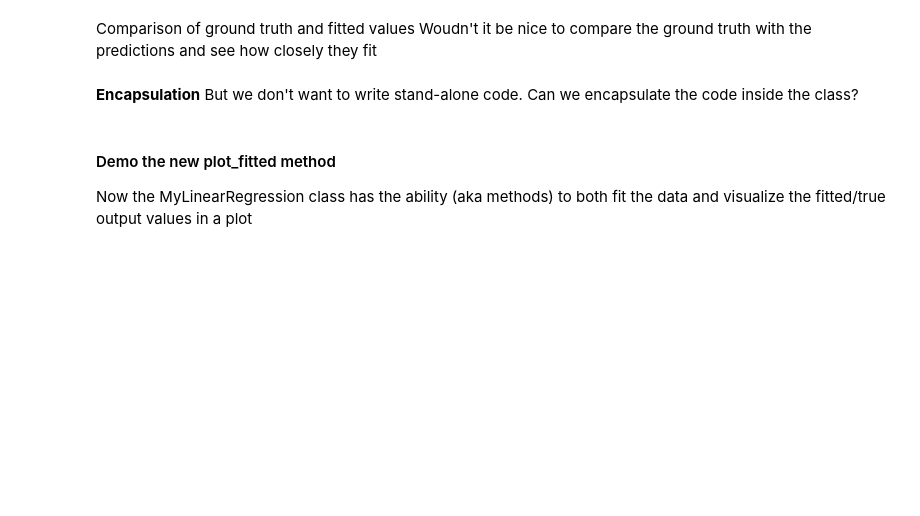
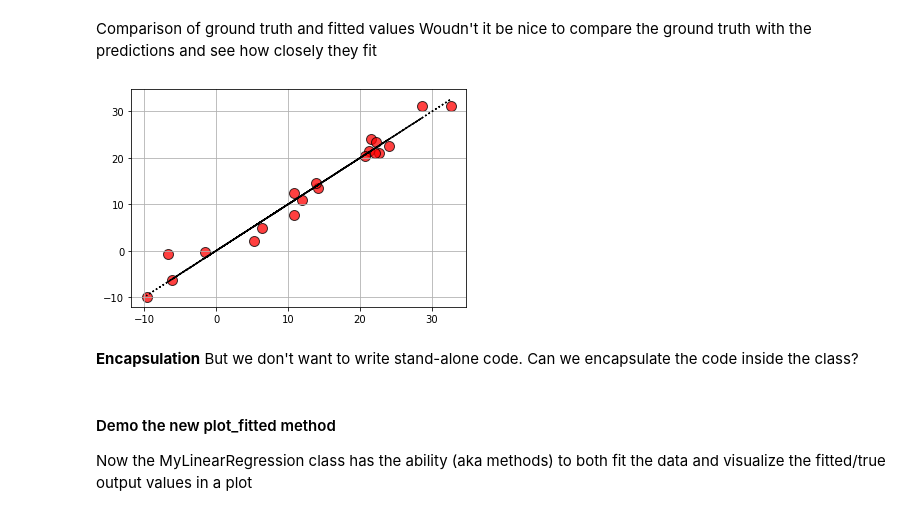
Before and after one commit to SohanAlam/Personal_exercises, a Jupyter notebook: Chapter1/OOP/lr_oop.ipynb, the cells around one changed output. Drawn from its saved outputs; the diff is of its cells as text; code cells hidden in the pictures; blank space fills up the shorter version.

```diff
--- a/Chapter1/OOP/lr_oop.ipynb
+++ b/Chapter1/OOP/lr_oop.ipynb
@@ -166,9 +186,11 @@ Woudn't it be nice to compare the ground truth with the predictions and see how
 # %%
 ##uncomment the following to see the plot
-# plt.scatter(y,y_pred,s=100,alpha=0.75,color='red',edgecolor='k')
-# plt.plot(y,y,c='k',linestyle='dotted')
-# plt.grid(True)
-# plt.show()
+plt.scatter(y,y_pred,s=100,alpha=0.75,color='red',edgecolor='k')
+plt.plot(y,y,c='k',linestyle='dotted')
+plt.grid(True)
+plt.show()
+# %% [output]
+[figure, added]
 # %% [markdown]
 
 **Encapsulation**
```
Also changed, not shown: parts of 24 cells of this notebook, 3 other files.
